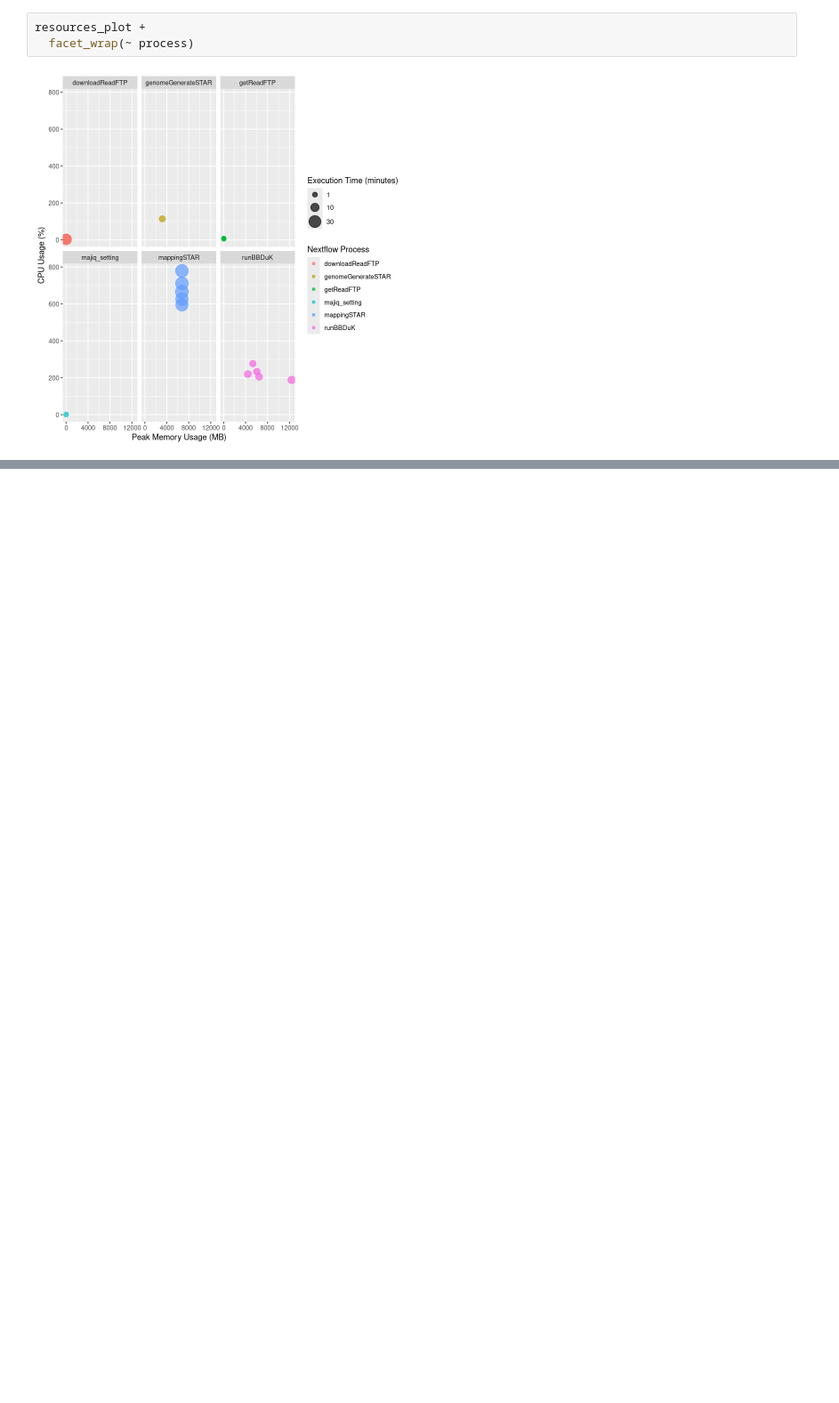
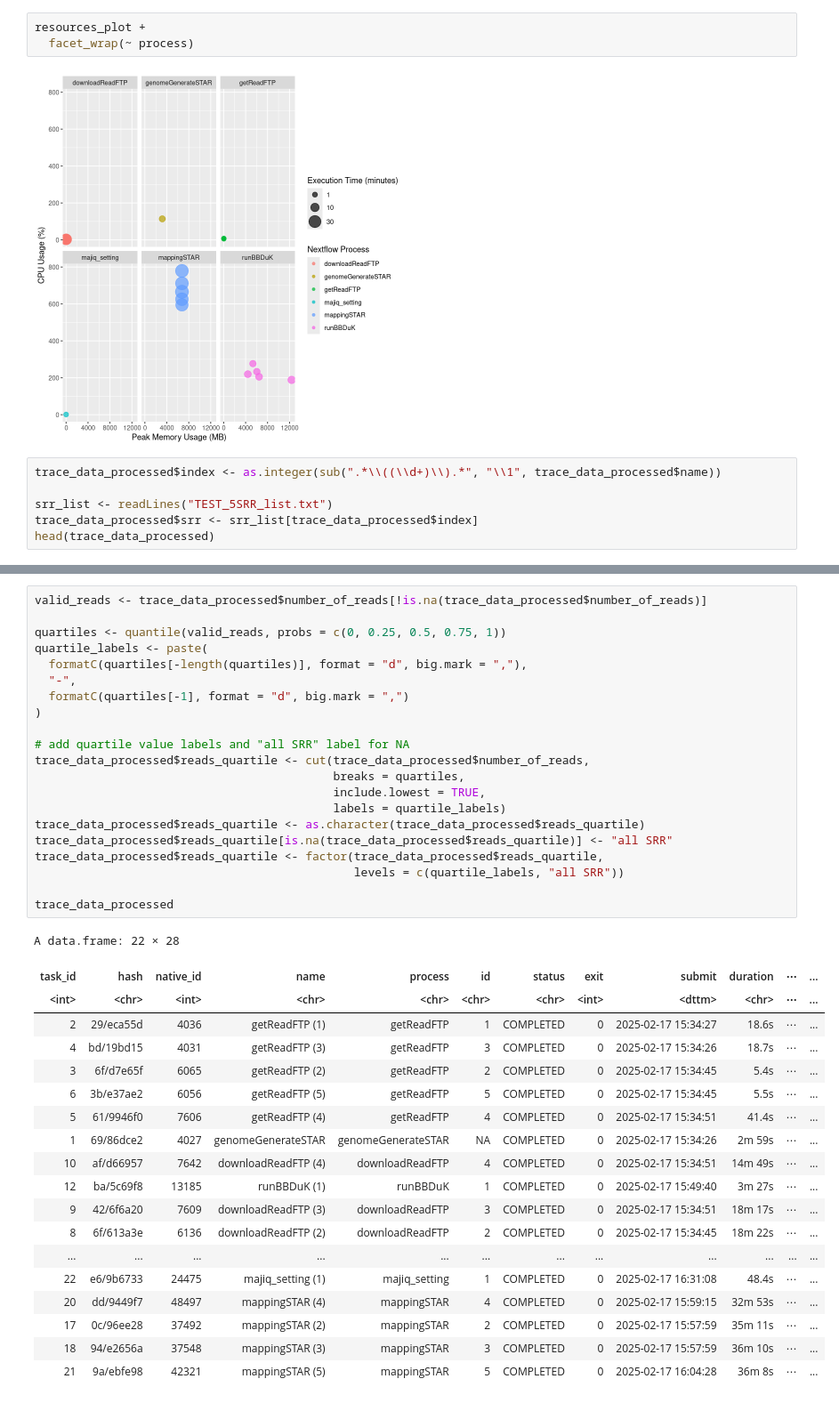
Before and after one commit to labbces/SpliceScape, a Jupyter notebook: performance_analysis/performance_analysis.ipynb, the cells around one changed output, grey strips where cells are left out. Shown: that part at 89% size. Cells and saved outputs as stored; diff of their text form; blank space fills up the shorter version.

```diff
--- a/performance_analysis/performance_analysis.ipynb
+++ b/performance_analysis/performance_analysis.ipynb
@@ -375,3 +375,9 @@ resources_plot +
   facet_wrap(~ process)
 # %% [output]
 [figure]
+# %%
+trace_data_processed$index <- as.integer(sub(".*\\((\\d+)\\).*", "\\1", trace_data_processed$name))
+
+srr_list <- readLines("TEST_5SRR_list.txt")
+trace_data_processed$srr <- srr_list[trace_data_processed$index]
+head(trace_data_processed)
@@ -377,0 +422,41 @@ resources_plot +
+# %%
+valid_reads <- trace_data_processed$number_of_reads[!is.na(trace_data_processed$number_of_reads)]
+
+quartiles <- quantile(valid_reads, probs = c(0, 0.25, 0.5, 0.75, 1))
+quartile_labels <- paste(
+  formatC(quartiles[-length(quartiles)], format = "d", big.mark = ","),
+  "-",
+  formatC(quartiles[-1], format = "d", big.mark = ",")
+)
+
+# add quartile value labels and "all SRR" label for NA
+trace_data_processed$reads_quartile <- cut(trace_data_processed$number_of_reads,
+                                           breaks = quartiles,
+                                           include.lowest = TRUE,
+                                           labels = quartile_labels)
+trace_data_processed$reads_quartile <- as.character(trace_data_processed$reads_quartile)
+trace_data_processed$reads_quartile[is.na(trace_data_processed$reads_quartile)] <- "all SRR"
+trace_data_processed$reads_quartile <- factor(trace_data_processed$reads_quartile,
+                                              levels = c(quartile_labels, "all SRR"))
+
+trace_data_processed
+# %% [output]
+A data.frame: 22 × 28
+| task_id | hash | native_id | name | process | id | status | exit | submit | duration | ⋯ | ... |
+| <int> | <chr> | <int> | <chr> | <chr> | <chr> | <chr> | <int> | <dttm> | <chr> | ⋯ | ... |
+| 2 | 29/eca55d | 4036 | getReadFTP (1) | getReadFTP | 1 | COMPLETED | 0 | 2025-02-17 15:34:27 | 18.6s | ⋯ | ... |
+| 4 | bd/19bd15 | 4031 | getReadFTP (3) | getReadFTP | 3 | COMPLETED | 0 | 2025-02-17 15:34:26 | 18.7s | ⋯ | ... |
+| 3 | 6f/d7e65f | 6065 | getReadFTP (2) | getReadFTP | 2 | COMPLETED | 0 | 2025-02-17 15:34:45 | 5.4s | ⋯ | ... |
+| 6 | 3b/e37ae2 | 6056 | getReadFTP (5) | getReadFTP | 5 | COMPLETED | 0 | 2025-02-17 15:34:45 | 5.5s | ⋯ | ... |
+| 5 | 61/9946f0 | 7606 | getReadFTP (4) | getReadFTP | 4 | COMPLETED | 0 | 2025-02-17 15:34:51 | 41.4s | ⋯ | ... |
+| 1 | 69/86dce2 | 4027 | genomeGenerateSTAR | genomeGenerateSTAR | NA | COMPLETED | 0 | 2025-02-17 15:34:26 | 2m 59s | ⋯ | ... |
+| 10 | af/d66957 | 7642 | downloadReadFTP (4) | downloadReadFTP | 4 | COMPLETED | 0 | 2025-02-17 15:34:51 | 14m 49s | ⋯ | ... |
+| 12 | ba/5c69f8 | 13185 | runBBDuK (1) | runBBDuK | 1 | COMPLETED | 0 | 2025-02-17 15:49:40 | 3m 27s | ⋯ | ... |
+| 9 | 42/6f6a20 | 7609 | downloadReadFTP (3) | downloadReadFTP | 3 | COMPLETED | 0 | 2025-02-17 15:34:51 | 18m 17s | ⋯ | ... |
+| 8 | 6f/613a3e | 6136 | downloadReadFTP (2) | downloadReadFTP | 2 | COMPLETED | 0 | 2025-02-17 15:34:45 | 18m 22s | ⋯ | ... |
+| ... | ... | ... | ... | ... | ... | ... | ... | ... | ... | ... | ... |
+| 22 | e6/9b6733 | 24475 | majiq_setting (1) | majiq_setting | 1 | COMPLETED | 0 | 2025-02-17 16:31:08 | 48.4s | ⋯ | ... |
+| 20 | dd/9449f7 | 48497 | mappingSTAR (4) | mappingSTAR | 4 | COMPLETED | 0 | 2025-02-17 15:59:15 | 32m 53s | ⋯ | ... |
+| 17 | 0c/96ee28 | 37492 | mappingSTAR (2) | mappingSTAR | 2 | COMPLETED | 0 | 2025-02-17 15:57:59 | 35m 11s | ⋯ | ... |
+| 18 | 94/e2656a | 37548 | mappingSTAR (3) | mappingSTAR | 3 | COMPLETED | 0 | 2025-02-17 15:57:59 | 36m 10s | ⋯ | ... |
+| 21 | 9a/ebfe98 | 42321 | mappingSTAR (5) | mappingSTAR | 5 | COMPLETED | 0 | 2025-02-17 16:04:28 | 36m 8s | ⋯ | ... |
```
Also changed, not shown: parts of 3 cells of this notebook, 1 other file.
